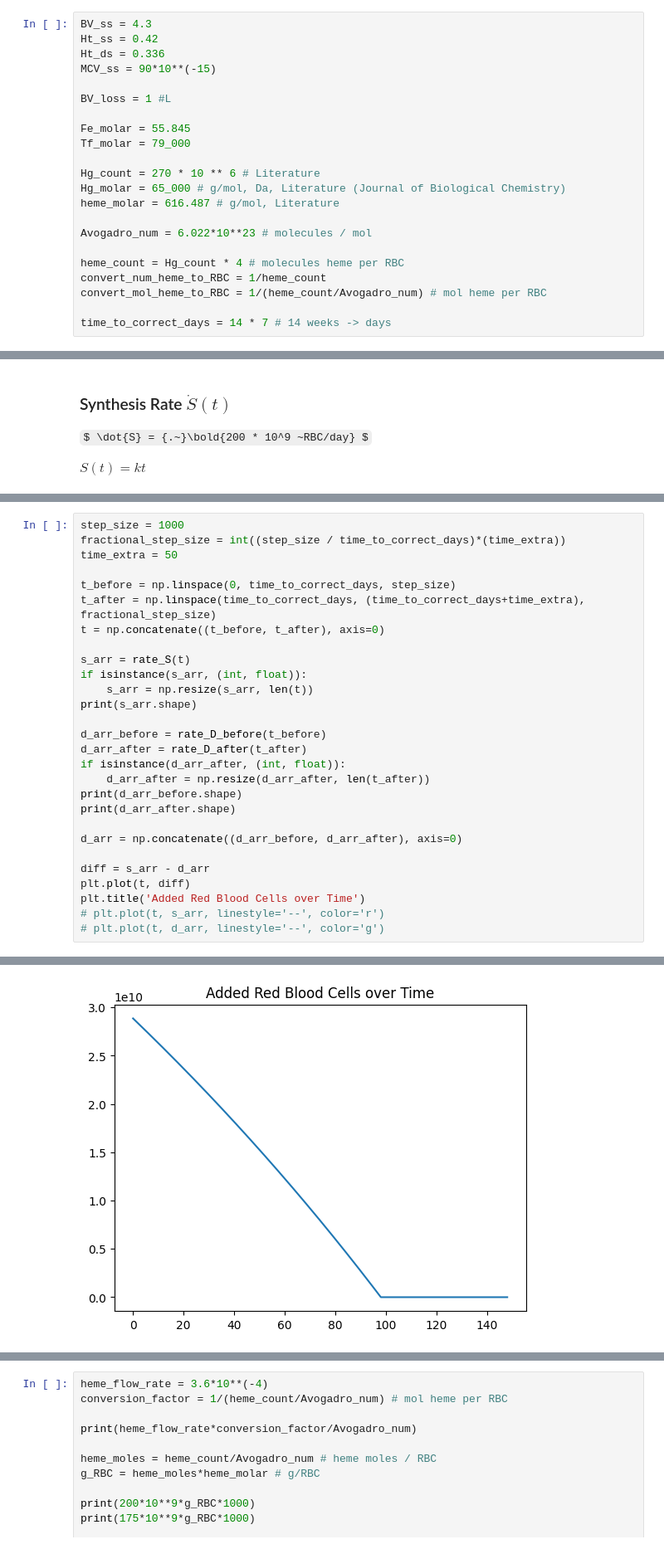
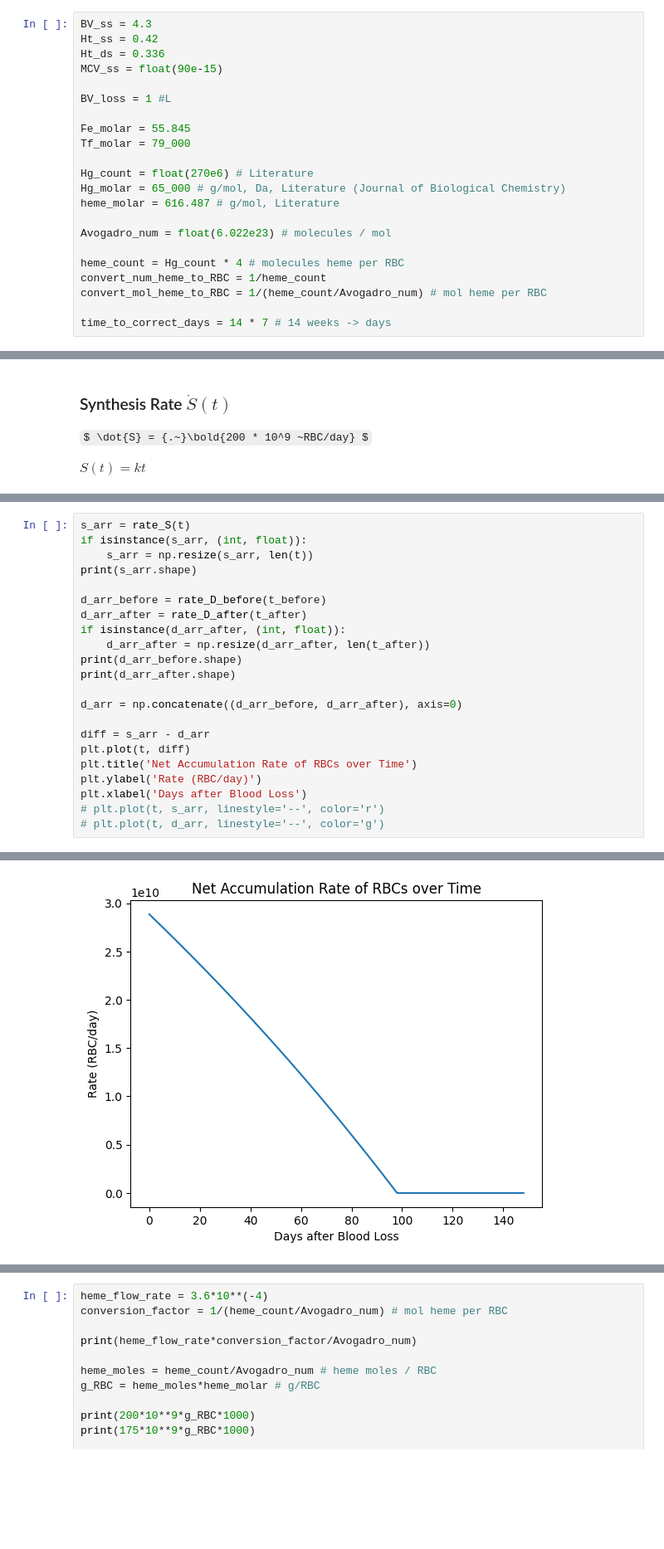
Before and after one commit to penelopenorth/PBL2, a Jupyter notebook: dynamic.ipynb, the cells around one changed output, grey strips where cells are left out. Shown: that part at 83% size. Saved outputs shown, nothing was run; the diff lists cells and outputs as text; some formulas as TeX source; blank space fills up the shorter version.

```diff
--- a/dynamic.ipynb
+++ b/dynamic.ipynb
@@ -4,18 +4,18 @@
 BV_ss = 4.3
 Ht_ss = 0.42
 Ht_ds = 0.336
-MCV_ss = 90*10**(-15)
+MCV_ss = float(90e-15)
 
 BV_loss = 1 #L
 
 Fe_molar = 55.845
 Tf_molar = 79_000
 
-Hg_count = 270 * 10 ** 6 # Literature
+Hg_count = float(270e6) # Literature
 Hg_molar = 65_000 # g/mol, Da, Literature (Journal of Biological Chemistry)
 heme_molar = 616.487 # g/mol, Literature
 
-Avogadro_num = 6.022*10**23 # molecules / mol
+Avogadro_num = float(6.022e23) # molecules / mol
 
 heme_count = Hg_count * 4 # molecules heme per RBC
 convert_num_heme_to_RBC = 1/heme_count
@@ -293,12 +303,4 @@ $\int \dot S(t)dt - \int \dot D(t)dt = 4.67 * 10^{12} ~RBC$
 # %%
-step_size = 1000
-fractional_step_size = int((step_size / time_to_correct_days)*(time_extra))
-time_extra = 50
-
-t_before = np.linspace(0, time_to_correct_days, step_size)
-t_after = np.linspace(time_to_correct_days, (time_to_correct_days+time_extra), fractional_step_size)
-t = np.concatenate((t_before, t_after), axis=0)
-
 s_arr = rate_S(t)
 if isinstance(s_arr, (int, float)):
     s_arr = np.resize(s_arr, len(t))
@@ -315,7 +317,9 @@ d_arr = np.concatenate((d_arr_before, d_arr_after), axis=0)
 
 diff = s_arr - d_arr
 plt.plot(t, diff)
-plt.title('Added Red Blood Cells over Time')
+plt.title('Net Accumulation Rate of RBCs over Time')
+plt.ylabel('Rate (RBC/day)')
+plt.xlabel('Days after Blood Loss')
 # plt.plot(t, s_arr, linestyle='--', color='r')
 # plt.plot(t, d_arr, linestyle='--', color='g')
 # %% [output]
@@ -326 +330 @@ Text(0.5, 1.0, 'Added Red Blood Cells over Time')
-[figure, old version]
+[figure, new version]
```
Also changed, not shown: parts of 16 cells of this notebook.
